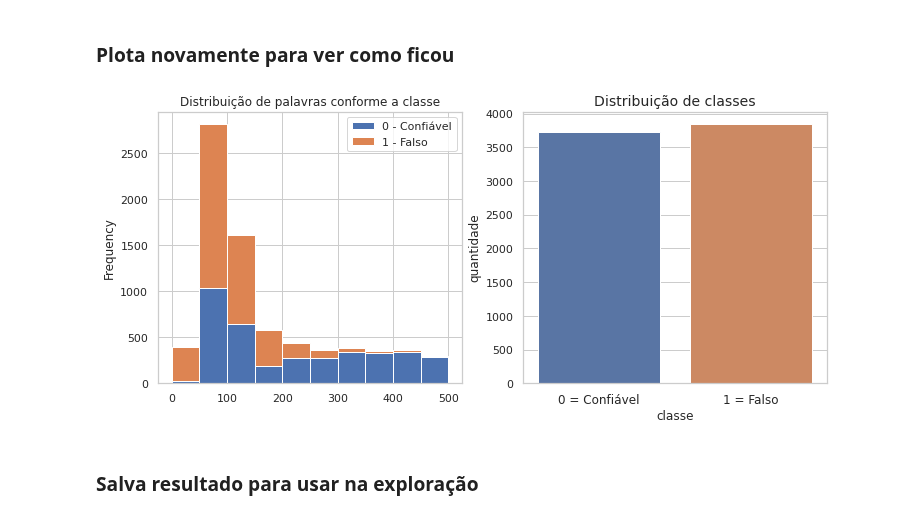
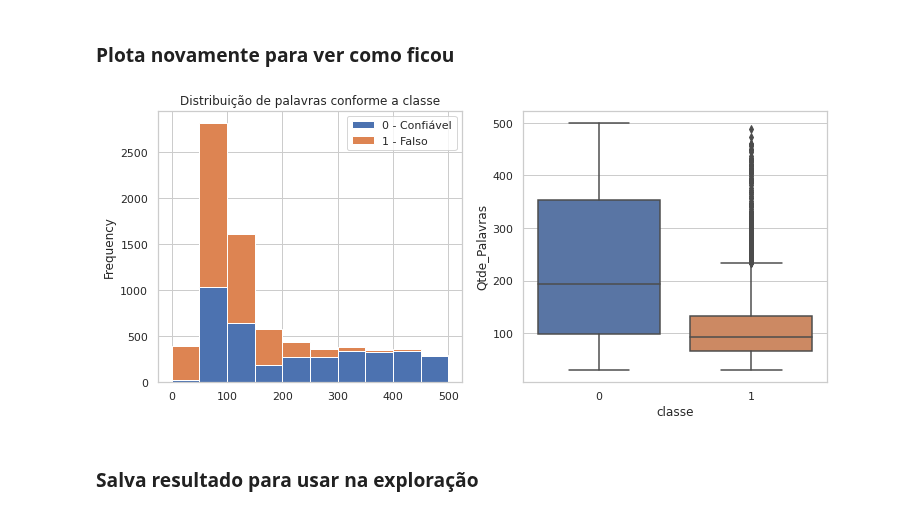
Before and after one commit to caesarcc/pucminas-tcc-fake-news-detection, a Jupyter notebook: passo02_pre_processamento.ipynb, the cells around one changed output. Saved outputs shown, nothing was run; the diff lists cells and outputs as text; code cells hidden in the pictures.

```diff
--- a/passo02_pre_processamento.ipynb
+++ b/passo02_pre_processamento.ipynb
@@ -207,7 +212,7 @@ display(f"Maximo de palavras: {dados['qtde_lematizado'].max()}", f"Mínimo de pa
 model_name = "csebuetnlp/mT5_multilingual_XLSum"
 tokenizer = AutoTokenizer.from_pretrained(model_name)
 model_pt = AutoModelForSeq2SeqLM.from_pretrained(model_name).to(
-      'cuda' if torch.cuda.is_available() else 'cpu'
+      device_disponivel
   )
 # %% [markdown]
 ### Separação e salvamento do processo parcial antes de rodar o modelo que leva algumas horas
@@ -232,7 +237,7 @@ def resumir_textos(texto):
       max_length=2000,        # tamanho máximo de entrada
       truncation=True         # caso exceder, trunca, já limitei
   )["input_ids"]
-  t_tokens = input_ids.to("cuda") # envia tokens para GPU
+  t_tokens = input_ids.to(device_disponivel) # envia tokens para GPU
   output_ids = model_pt.generate(   # gera tokens de sumarização
       input_ids=t_tokens,   # tokens de entrada
       max_length=500,       # tamanho máximo
@@ -264,20 +269,19 @@ dados = pd.concat(
 # %% [markdown]
 ### Plota novamente para ver como ficou
 # %%
-def grafico_distribuicao_boxplot(dfplot):
+def grafico_distribuicao_boxplot(dados):
+  dfplot = dados.pivot(columns='classe').qtde_lematizado
   dfplot.columns = ['0 - Confiável', '1 - Falso']
   fig, axes = plt.subplots(nrows=1, ncols=2, figsize=(12, 5))
   axes1 = dfplot.plot(
-      ax=axes[0], kind='hist', stacked=True, bins=list(range(0, 2000, 100)),
+      ax=axes[0], kind='hist', stacked=True, bins=list(range(0, 550, 50)),
       title="Distribuição de palavras conforme a classe")
-  axes2 = sns.countplot(x="classe", data=dados)
-  axes2.set_xticklabels(["0 = Confiável", "1 = Falso"], fontsize=12)
-  axes2.set_title('Distribuição de classes', fontsize=14)
-  axes2.set_ylabel('quantidade')
-
-grafico_distribuicao_boxplot(dados.pivot(columns='classe').qtde_lematizado)
+  axes2 = sns.boxplot(y=dados["qtde_lematizado"],x=dados["classe"])
+  axes2.set_ylabel('Qtde_Palavras')
-# %% [output]
-[figure, removed]
+# %%
+grafico_distribuicao_boxplot(dados)
+# %% [output]
+[figure, added]
 # %% [markdown]
 ### Salva resultado para usar na exploração
 # %%
```
Also changed, not shown: parts of 4 cells of this notebook.
